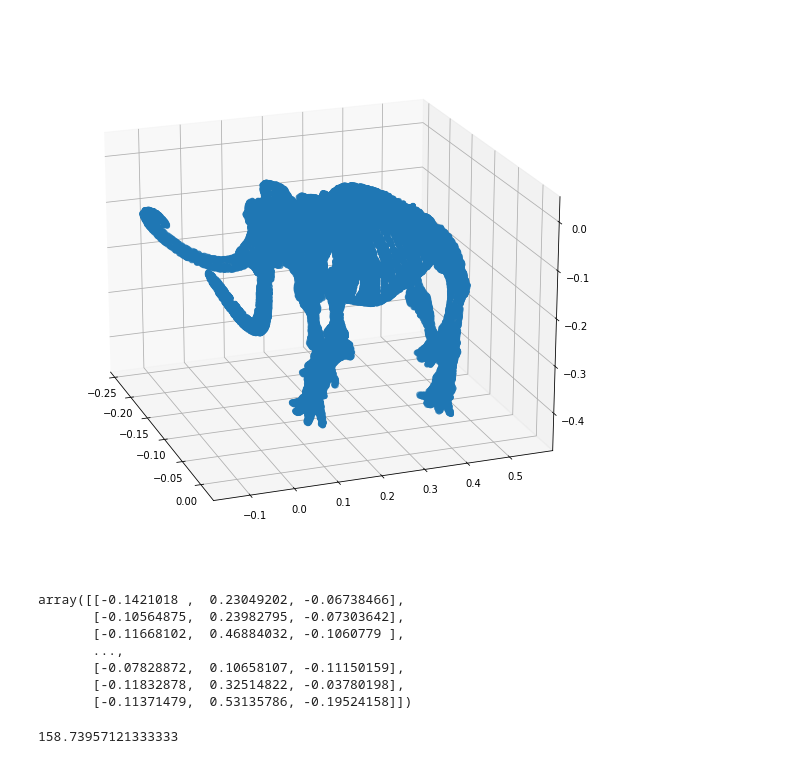
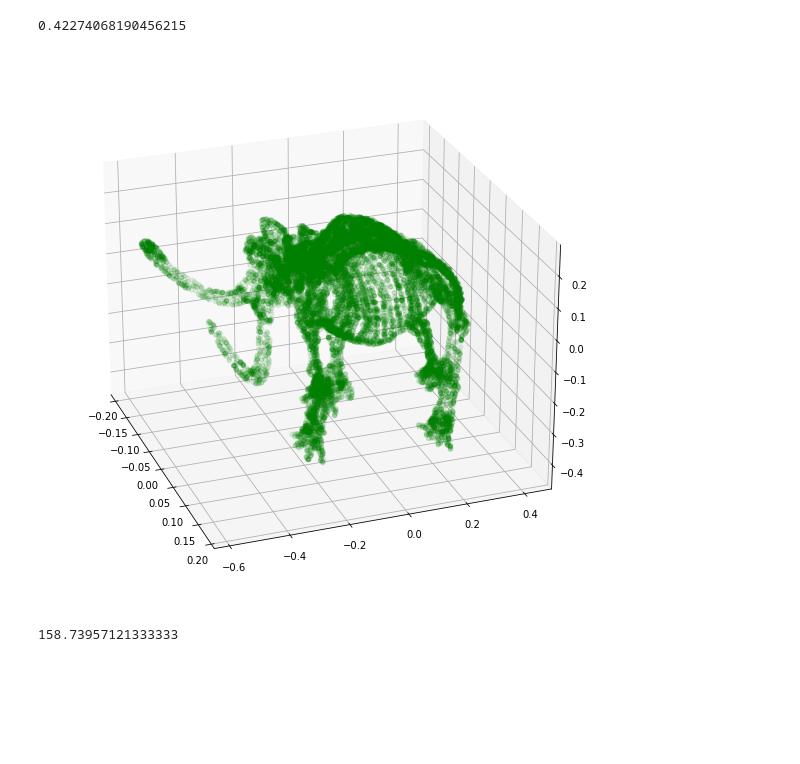
Before and after one commit to GBATZOLIS/conditional_score_diffusion, a Jupyter notebook: notebooks/tests.ipynb, the cells around one changed output. Drawn from its saved outputs; the diff is of its cells as text; code cells hidden in the pictures; blank space fills up the shorter version.

```diff
--- a/notebooks/tests.ipynb
+++ b/notebooks/tests.ipynb
@@ -10,25 +9,26 @@ mammoth = np.array(mammoth_list)
+# %%
+mammoth = np.array(mammoth_list)
+mammoth = mammoth - mammoth.mean(0)
+mammoth = mammoth / (mammoth.max() - mammoth.min())
+# %%
+mammoth.max()
+# %% [output]
+0.42274068190456215
 # %%
+plotting_n = 20000
+data = mammoth
+ids = np.random.randint(0, data.shape[0], plotting_n)
+data = data[ids]
 fig = plt.figure(figsize=(10,10))
 ax = plt.axes(projection='3d')
-ax.view_init(20, -20)
-ax.scatter(mammoth[:,0], mammoth[:,1], mammoth[:,2])
+ax.view_init(25, -20)
+#ax.view_init(0, 0)
+ax.scatter(data[:,0], data[:,1], data[:,2], alpha=0.1, color='g')
 #ax.axis('off')
 fig.savefig('figures/mammoth', dpi=300, facecolor='white')
 fig.show()
 # %% [output]
-[figure, old version]
+[figure, new version]
-# %%
-mammoth = mammoth - mammoth.mean()
-mammoth = mammoth / (mammoth.max() - mammoth.min())
-mammoth
-# %% [output]
-array([[-0.1421018 ,  0.23049202, -0.06738466],
-       [-0.10564875,  0.23982795, -0.07303642],
-       [-0.11668102,  0.46884032, -0.1060779 ],
-       ...,
-       [-0.07828872,  0.10658107, -0.11150159],
-       [-0.11832878,  0.32514822, -0.03780198],
-       [-0.11371479,  0.53135786, -0.19524158]])
 # %%
 # %% [output]
 158.73957121333333
```
Also changed, not shown: parts of 2 cells of this notebook, 8 other files.
